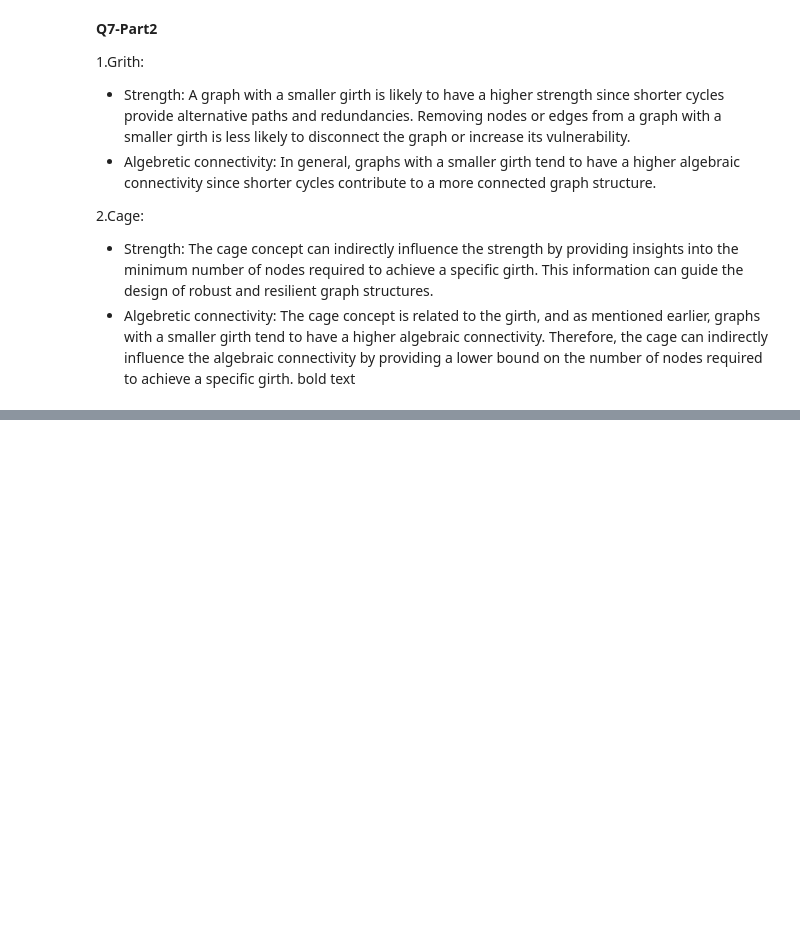
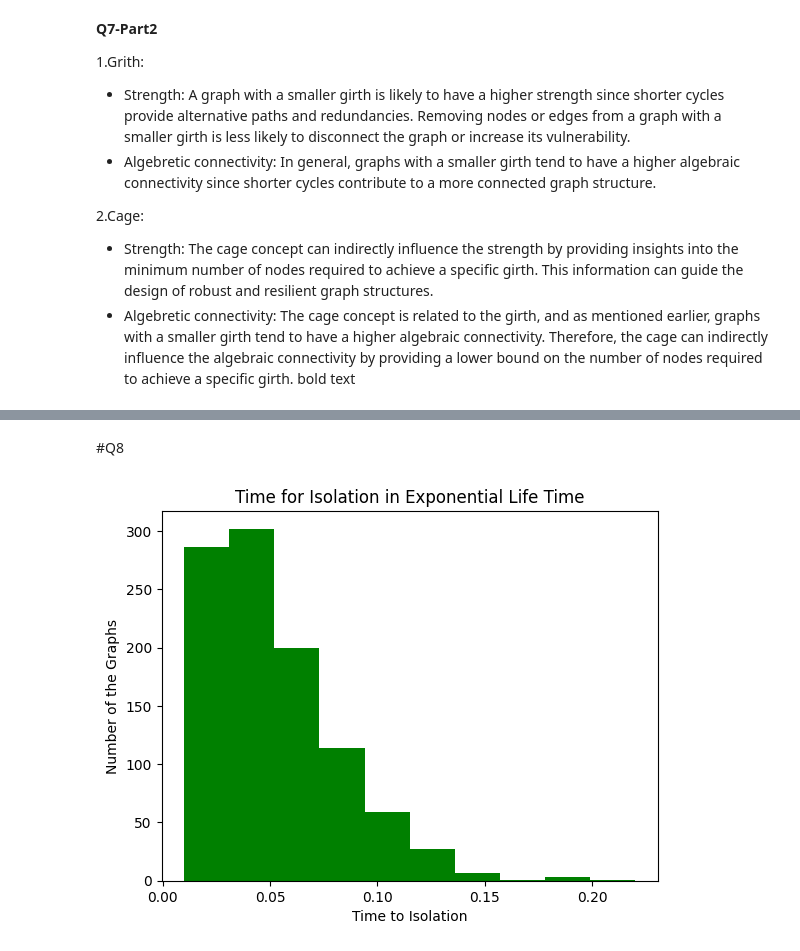
Before and after one commit to AmirEfi/Graph-Simulation, a Jupyter notebook: Simulation_Project.ipynb, the cells around one changed output, grey strips where cells are left out. Cells and saved outputs as stored; diff of their text form; code cells hidden in the pictures; blank space fills up the shorter version.

```diff
--- a/Simulation_Project.ipynb
+++ b/Simulation_Project.ipynb
@@ -947,0 +1049,44 @@ bold text
+# %% [markdown]
+#Q8
+# %%
+# Q8-Part1: Exponential Life Time
+n = 100
+r = 2
+k = 4
+exp_times = list()
+
+for _ in range(1000):
+  nodes_q8 = list()
+  for i in range(n):
+    t = np.random.exponential()
+    nodes_q8.append(t)
+
+  g = nx.random_regular_graph(k, n)
+
+  passed_time = 0.0
+  for i in range(200):
+
+    for j in range(len(nodes_q8)):
+      if j >= len(nodes_q8):
+        continue
+      if g.has_node(j) is False:
+        continue
+      if nodes_q8[j] <= passed_time:
+        g.remove_node(j)
+        nodes_q8.pop(j)
+
+    degrees_g = [g.degree(n) for n in g.nodes()]
+    if r in degrees_g:
+      exp_times.append(passed_time)
+      break
+
+    passed_time += 0.01
+
+
+plt.hist(exp_times, color='green')
+plt.title("Time for Isolation in Exponential Life Time")
+plt.xlabel("Time to Isolation")
+plt.ylabel("Number of the Graphs")
+plt.show()
+# %% [output]
+[figure, added]
```
Also changed, not shown: parts of 27 cells of this notebook.
